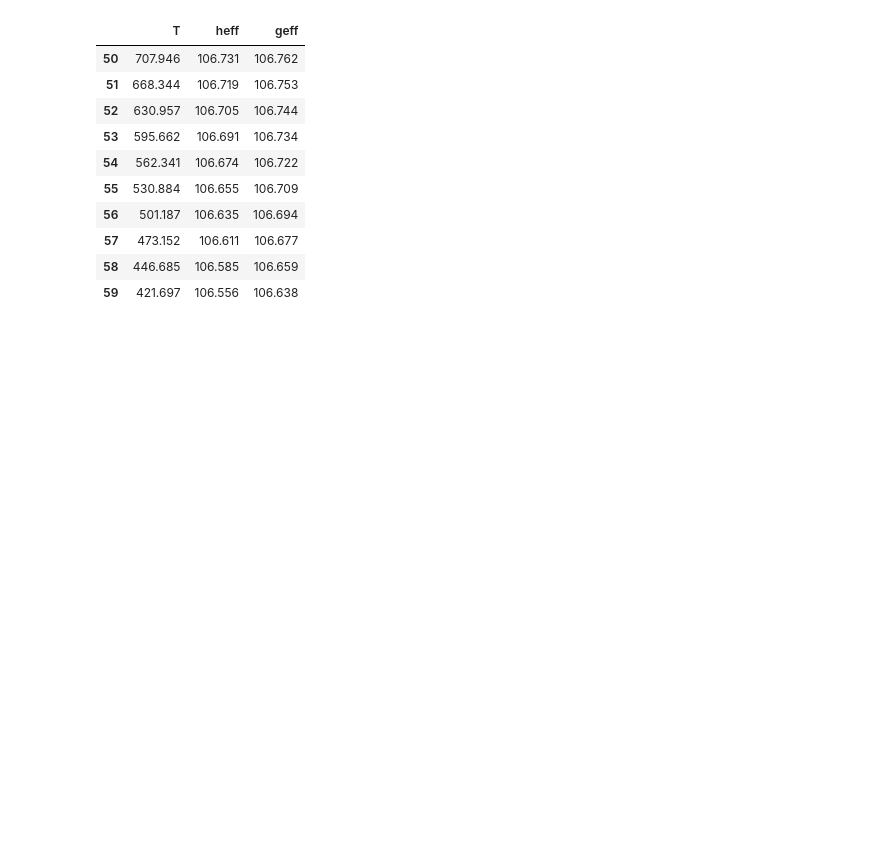
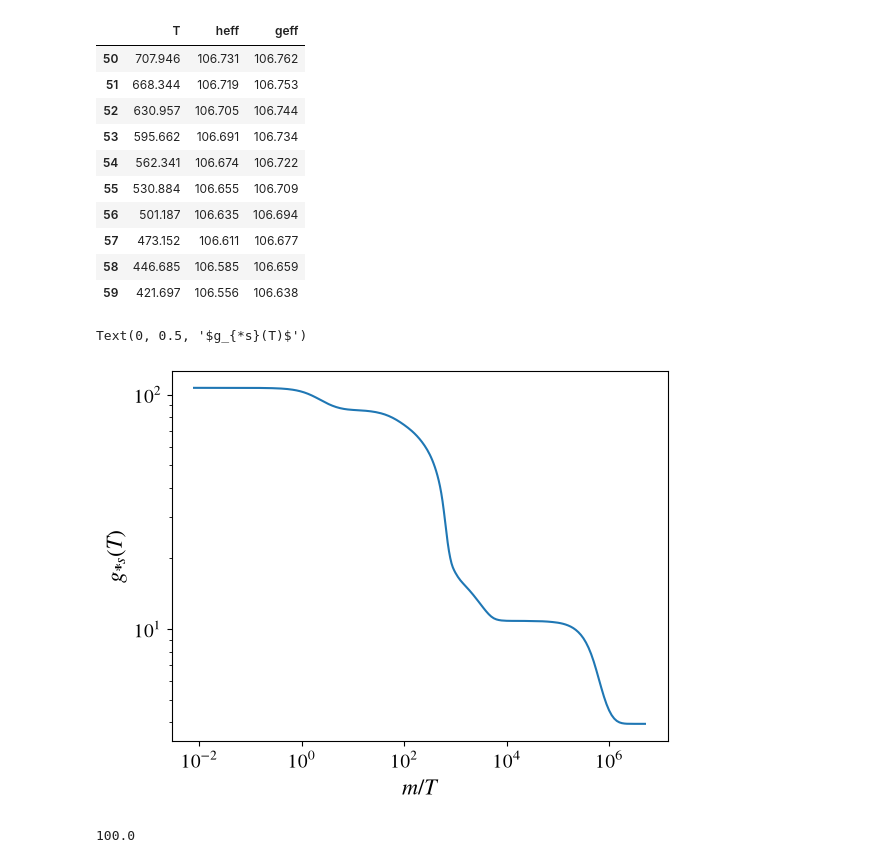
Before and after one commit to restrepo/WIMP, a Jupyter notebook: WIMP.ipynb, the cells around one changed output. Saved outputs shown, nothing was run; the diff lists cells and outputs as text; code cells hidden in the pictures; blank space fills up the shorter version.

Commit message:
interpol

```diff
--- a/WIMP.ipynb
+++ b/WIMP.ipynb
@@ -200,0 +203,15 @@ df[50:60]
+# %%
+g_star_s=interpolate.interp1d(df['T'],df['heff'],kind='linear')
+# %%
+plt.xscale('log')
+plt.yscale('log')
+plt.plot(m/df['T'],g_star_s(df['T']))
+plt.xlabel('$m/T$',size=16)
+plt.ylabel('$g_{*s}(T)$',size=16)
+# %% [output]
+Text(0, 0.5, '$g_{*s}(T)$')
+[figure, added]
+# %%
+m
+# %% [output]
+100.0
```
Also changed, not shown: parts of 1 cell of this notebook.
